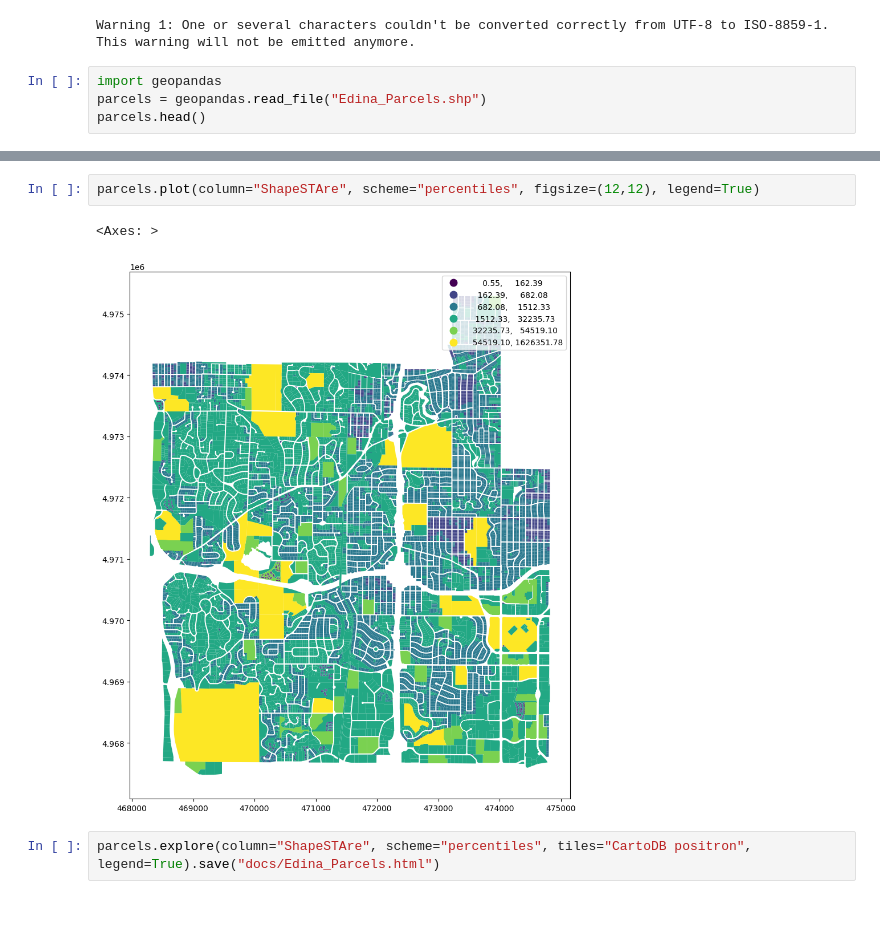
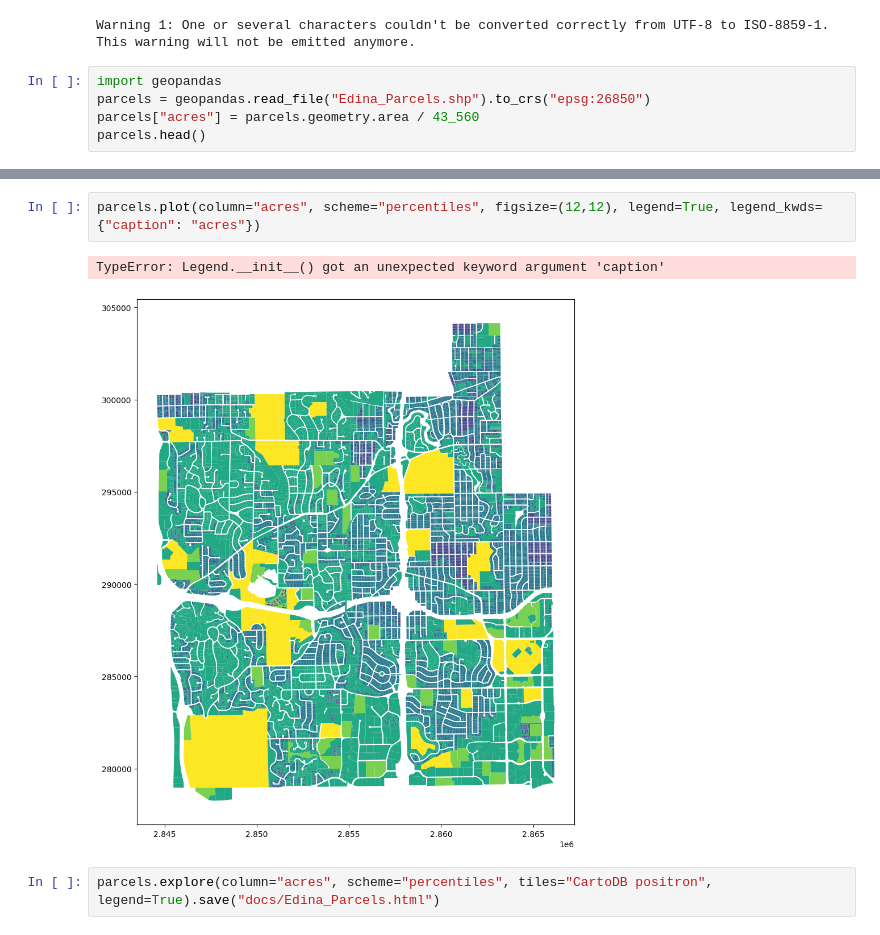
Before and after one commit to n0rb3rt/edina-gis, a Jupyter notebook: Edina_Parcels.ipynb, the cells around one changed output, grey strips where cells are left out. Drawn from its saved outputs; the diff is of its cells as text.

Commit message:
units in acres

```diff
--- a/Edina_Parcels.ipynb
+++ b/Edina_Parcels.ipynb
@@ -28,7 +28,8 @@ Archive:  hennepin_county_parcels.zip
 Warning 1: One or several characters couldn't be converted correctly from UTF-8 to ISO-8859-1.  This warning will not be emitted anymore.
 # %%
 import geopandas
-parcels = geopandas.read_file("Edina_Parcels.shp")
+parcels = geopandas.read_file("Edina_Parcels.shp").to_crs("epsg:26850")
+parcels["acres"] = parcels.geometry.area / 43_560
 parcels.head()
 # %% [output]
 |  | OBJECTID | PID | PID_TEXT | DIV_STATUS | FEATURECOD | STATE_CD | TORRENS_TY | HOUSE_NO | FRAC_HOUSE | ... |
@@ -41,10 +42,10 @@ parcels.head()
 # %%
-parcels.plot(column="ShapeSTAre", scheme="percentiles", figsize=(12,12), legend=True)
+parcels.plot(column="acres", scheme="percentiles", figsize=(12,12), legend=True, legend_kwds={"caption": "acres"})
 # %% [output]
-<Axes: >
+TypeError: Legend.__init__() got an unexpected keyword argument 'caption'
-[figure, old version]
+[figure, new version]
 # %%
-parcels.explore(column="ShapeSTAre", scheme="percentiles", tiles="CartoDB positron", legend=True).save("docs/Edina_Parcels.html")
+parcels.explore(column="acres", scheme="percentiles", tiles="CartoDB positron", legend=True).save("docs/Edina_Parcels.html")
 # %%
 #filtering for residential properties and excluding schools, churches via null sale_code
 residential = parcels[(parcels["PR_TYP_NM1"] == 'RESIDENTIAL') & (parcels["SALE_CODE"].notnull())]
```
Also changed, not shown: parts of 4 cells of this notebook, 2 other files.
